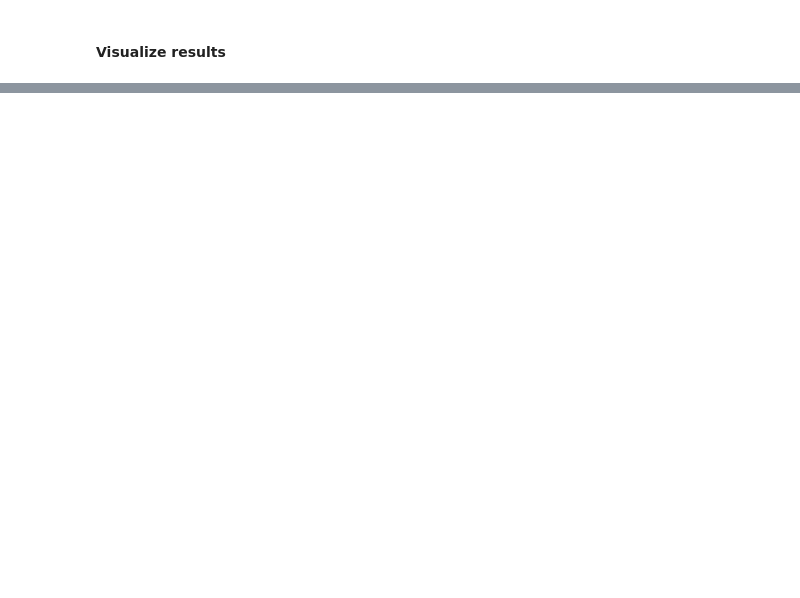
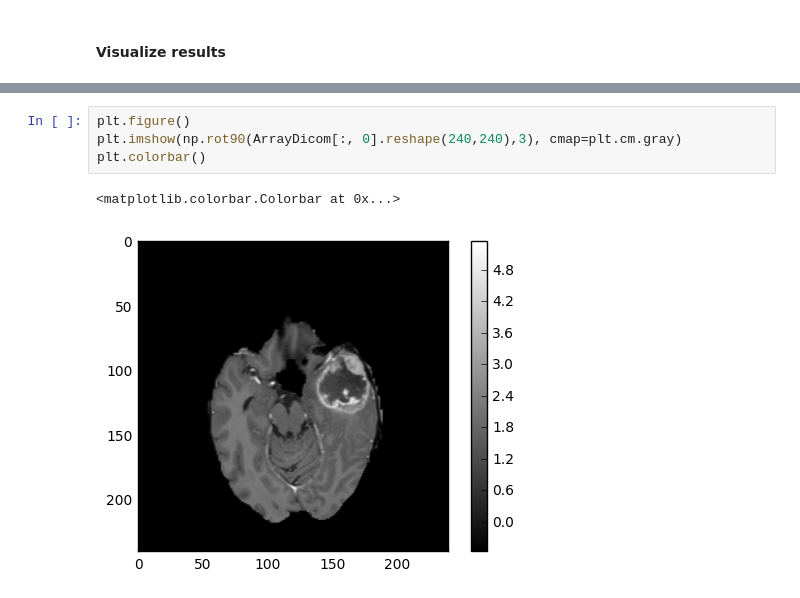
Before and after one commit to slowvak/MachineLearningForMedicalImages, a Jupyter notebook: notebooks/Module 6.ipynb, the cells around one changed output, grey strips where cells are left out. Saved outputs shown, nothing was run; the diff lists cells and outputs as text; blank space fills up the shorter version.

```diff
--- a/notebooks/Module 6.ipynb
+++ b/notebooks/Module 6.ipynb
@@ -106,0 +119,7 @@ ax3.axis('off')
+# %%
+plt.figure()
+plt.imshow(np.rot90(ArrayDicom[:, 0].reshape(240,240),3), cmap=plt.cm.gray)
+plt.colorbar()
+# %% [output]
+<matplotlib.colorbar.Colorbar at 0x...>
+[figure, added]
```
Also changed, not shown: parts of 5 cells of this notebook, 5 other files.
